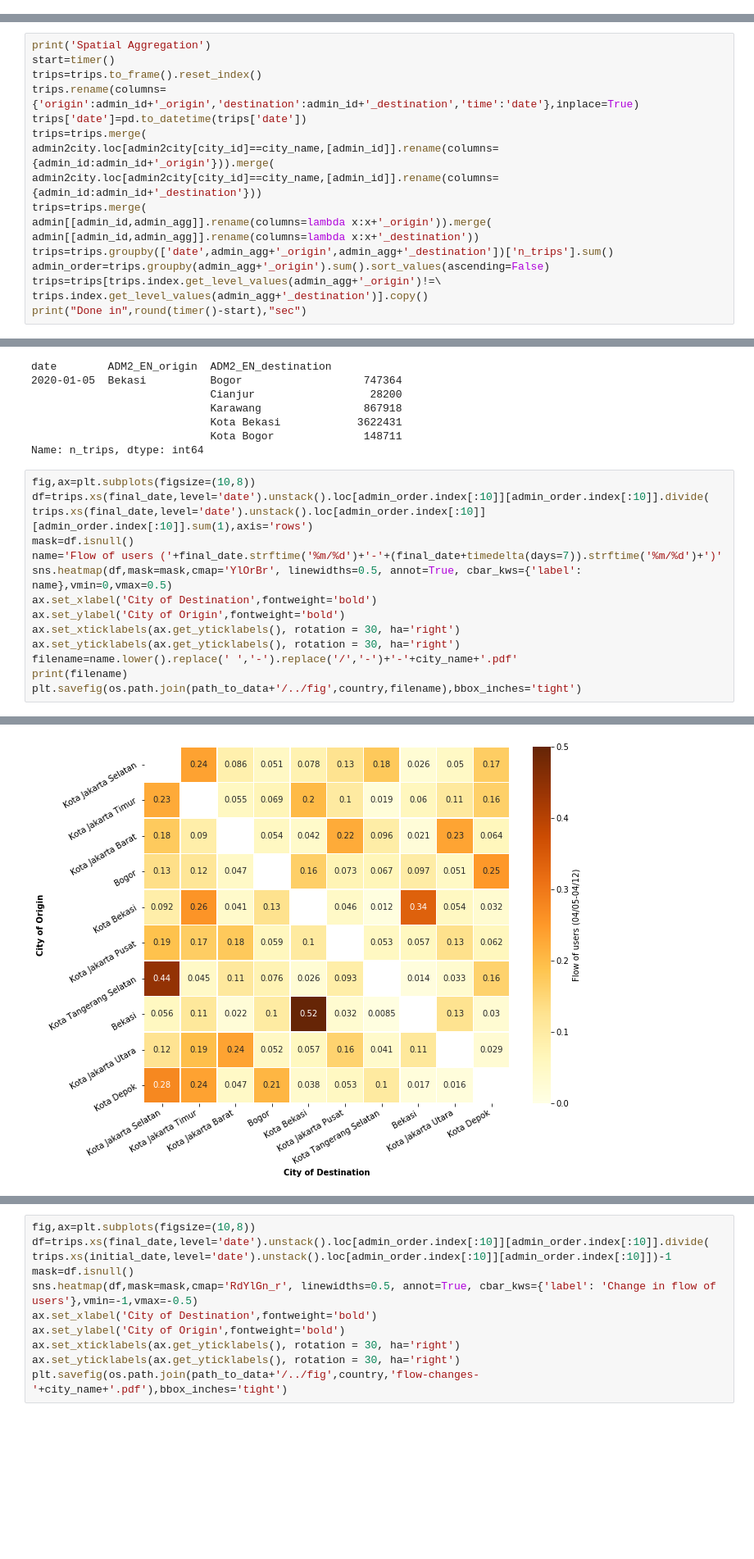
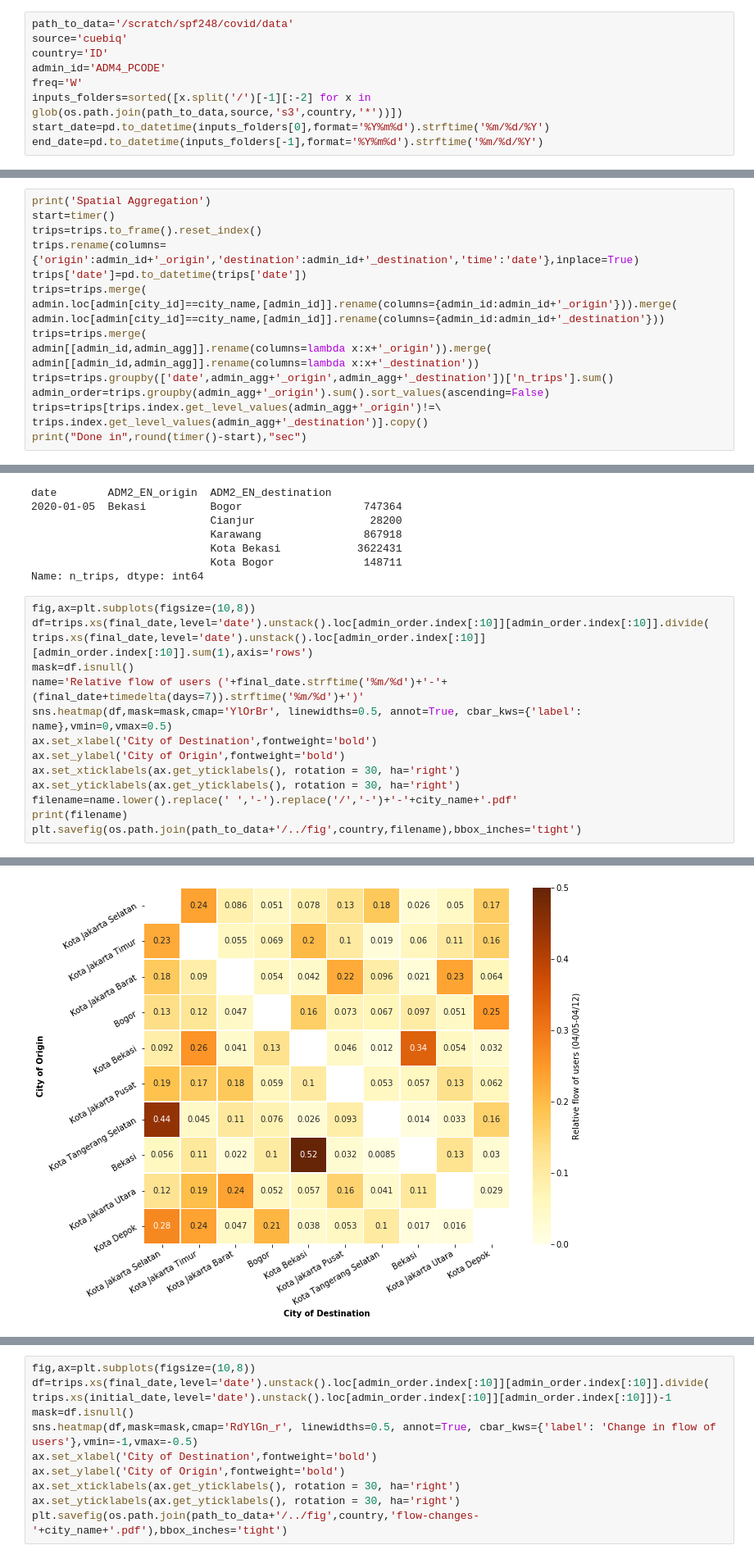
Before and after one commit to spfraib/covid, a Jupyter notebook: ipynb/describe-origin-destination.ipynb, the cells around one changed output, grey strips where cells are left out. Shown at 82% size. Cells and saved outputs as stored; diff of their text form; blank space fills up the shorter version.

```diff
--- a/ipynb/describe-origin-destination.ipynb
+++ b/ipynb/describe-origin-destination.ipynb
@@ -23,3 +15,12 @@ freq='W'
+# %%
+path_to_data='/scratch/spf248/covid/data'
+source='cuebiq'
+country='ID'
+admin_id='ADM4_PCODE'
+freq='W'
+inputs_folders=sorted([x.split('/')[-1][:-2] for x in glob(os.path.join(path_to_data,source,'s3',country,'*'))])
+start_date=pd.to_datetime(inputs_folders[0],format='%Y%m%d').strftime('%m/%d/%Y')
+end_date=pd.to_datetime(inputs_folders[-1],format='%Y%m%d').strftime('%m/%d/%Y')
 # %% [markdown]
 # Compute Origin Destination
 # %%
@@ -130,8 +130,8 @@ trips=trips.to_frame().reset_index()
 trips.rename(columns={'origin':admin_id+'_origin','destination':admin_id+'_destination','time':'date'},inplace=True)
 trips['date']=pd.to_datetime(trips['date'])
 trips=trips.merge(
-admin2city.loc[admin2city[city_id]==city_name,[admin_id]].rename(columns={admin_id:admin_id+'_origin'})).merge(
-admin2city.loc[admin2city[city_id]==city_name,[admin_id]].rename(columns={admin_id:admin_id+'_destination'}))
+admin.loc[admin[city_id]==city_name,[admin_id]].rename(columns={admin_id:admin_id+'_origin'})).merge(
+admin.loc[admin[city_id]==city_name,[admin_id]].rename(columns={admin_id:admin_id+'_destination'}))
 trips=trips.merge(
 admin[[admin_id,admin_agg]].rename(columns=lambda x:x+'_origin')).merge(
 admin[[admin_id,admin_agg]].rename(columns=lambda x:x+'_destination'))
@@ -158,7 +158,7 @@ fig,ax=plt.subplots(figsize=(10,8))
 df=trips.xs(final_date,level='date').unstack().loc[admin_order.index[:10]][admin_order.index[:10]].divide(
 trips.xs(final_date,level='date').unstack().loc[admin_order.index[:10]][admin_order.index[:10]].sum(1),axis='rows')
 mask=df.isnull()
-name='Flow of users ('+final_date.strftime('%m/%d')+'-'+(final_date+timedelta(days=7)).strftime('%m/%d')+')'
+name='Relative flow of users ('+final_date.strftime('%m/%d')+'-'+(final_date+timedelta(days=7)).strftime('%m/%d')+')'
 sns.heatmap(df,mask=mask,cmap='YlOrBr', linewidths=0.5, annot=True, cbar_kws={'label': name},vmin=0,vmax=0.5)
 ax.set_xlabel('City of Destination',fontweight='bold')
 ax.set_ylabel('City of Origin',fontweight='bold')
@@ -172,4 +172,4 @@ flow-of-users-(04-05-04-12)-Jakarta.pdf
-[figure, old version]
+[figure, new version]
 # %%
 fig,ax=plt.subplots(figsize=(10,8))
 df=trips.xs(initial_date,level='date').unstack().loc[admin_order.index[:10]][admin_order.index[:10]].divide(
```
Also changed, not shown: parts of 4 cells of this notebook, 11 other files.
